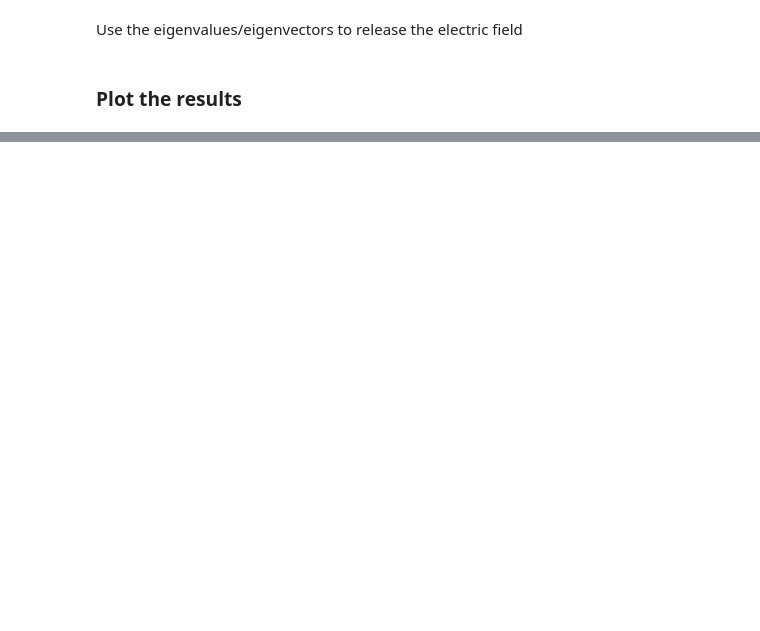
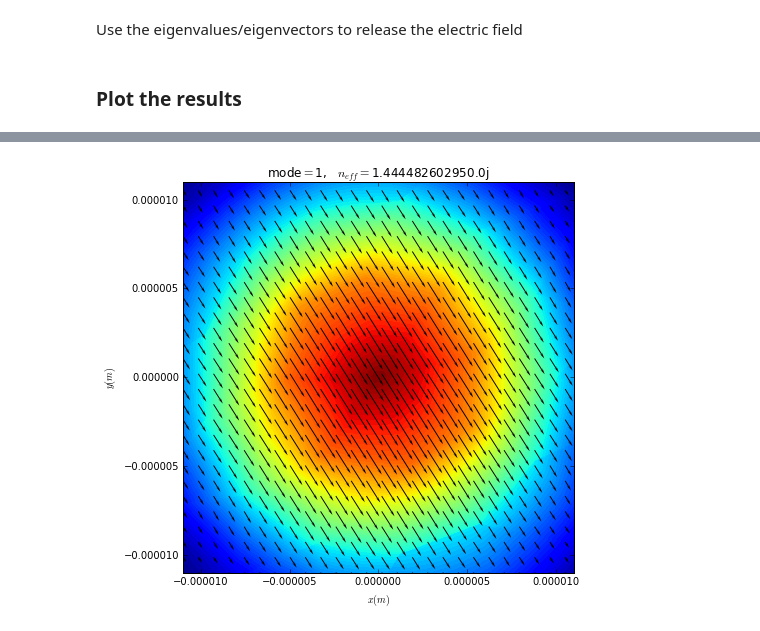
Before and after one commit to ibegleris/WaFEl, a Jupyter notebook: Dispersion_analysis.ipynb, the cells around one changed output, grey strips where cells are left out. Saved outputs shown, nothing was run; the diff lists cells and outputs as text; code cells hidden in the pictures; blank space fills up the shorter version.

```diff
--- a/Dispersion_analysis.ipynb
+++ b/Dispersion_analysis.ipynb
@@ -527,0 +285,6 @@ plt.show()
+# %%
+mode=1
+mode_idx = propagating_modes[mode]
+x,y,E,E_axial = electric_field_interpolation(x,y,r_core,r_clad,mode,mode_idx,k,beta,k0,A,ev,sort_index,free_dofs,combined_space,ploting = True,sp=20)
+# %% [output]
+[figure, added]
```
Also changed, not shown: parts of 124 cells of this notebook, 8 other files.
